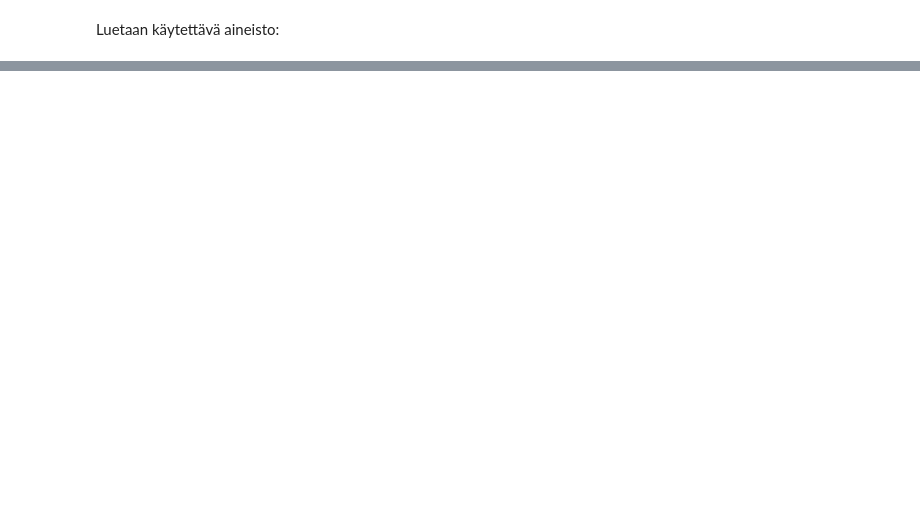
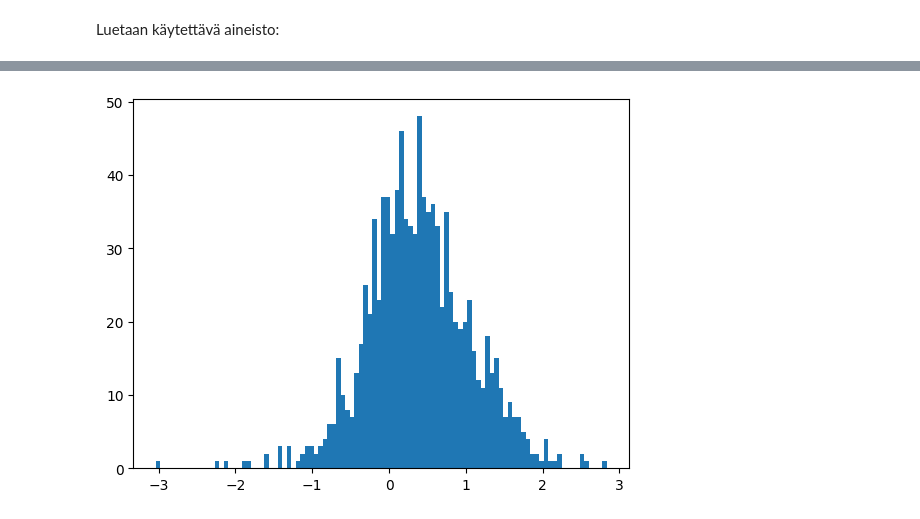
Before and after one commit to RaimoHaikari/data-analytiikka, a Jupyter notebook: applied-predictive-modelling/data-pre-processing.ipynb, the cells around one changed output, grey strips where cells are left out. Saved outputs shown, nothing was run; the diff lists cells and outputs as text; code cells hidden in the pictures; blank space fills up the shorter version.

```diff
--- a/applied-predictive-modelling/data-pre-processing.ipynb
+++ b/applied-predictive-modelling/data-pre-processing.ipynb
@@ -27,0 +191,4 @@ segmentationOriginal.head()
+# %%
+plt.hist(dfBoxCoxTF.iloc[0,:]['KurtIntenCh1'], **kwargs);
+# %% [output]
+[figure, added]
```
Also changed, not shown: parts of 20 cells of this notebook.
